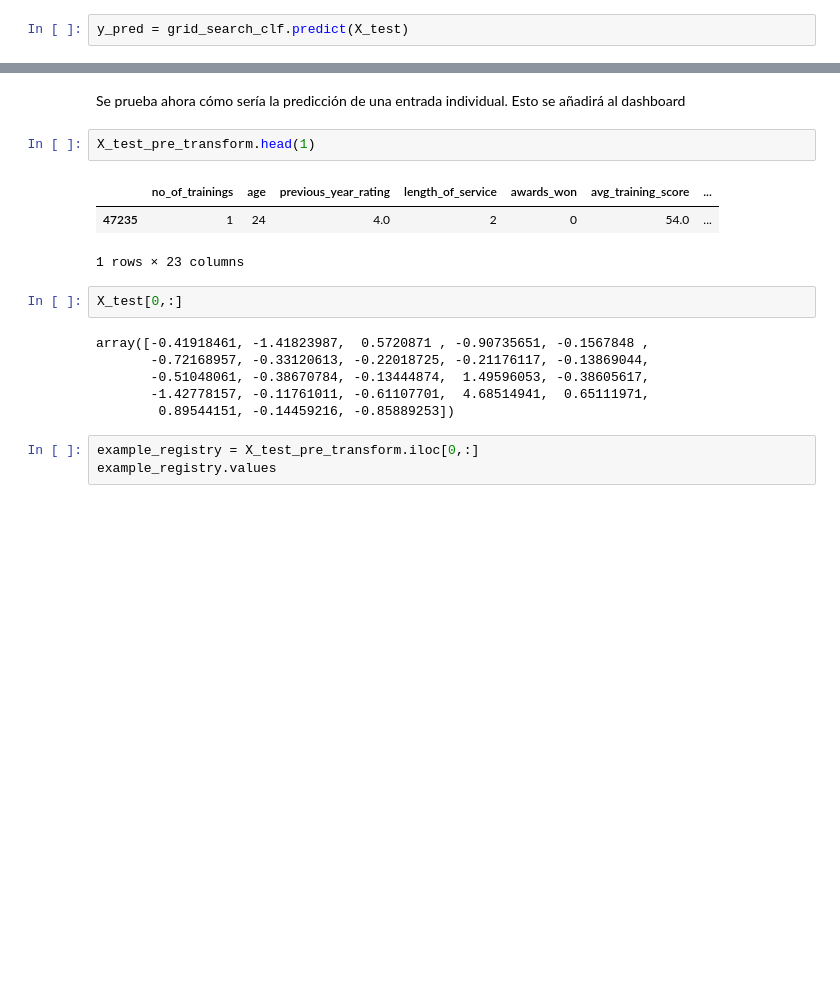
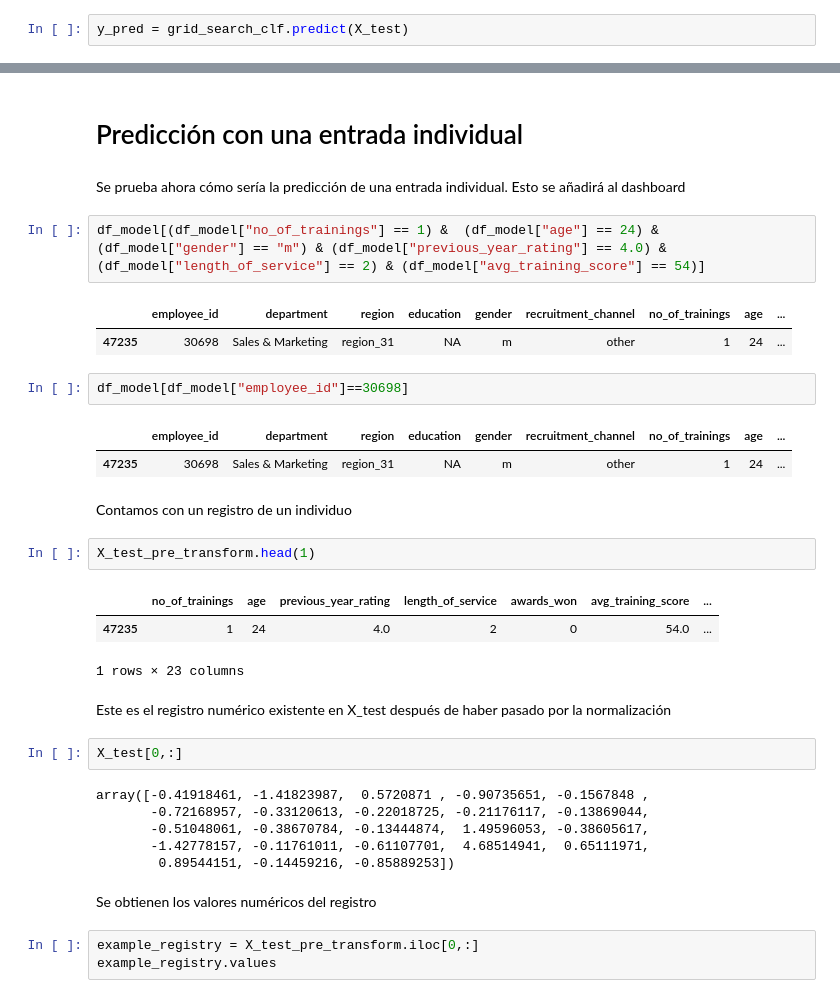
Before and after one commit to noriolg/HR-promocion-empleados, a Jupyter notebook: Model Development/Model development.ipynb, the cells around one changed output, grey strips where cells are left out. Cells and saved outputs as stored; diff of their text form; blank space fills up the shorter version.

```diff
--- a/Model Development/Model development.ipynb
+++ b/Model Development/Model development.ipynb
@@ -493,14 +503,30 @@ heatmap.show()
 # %% [output]
 [interactive output not drawn]
 [interactive output not drawn]
+# %% [markdown]
+# Predicción con una entrada individual
 # %% [markdown]
 Se prueba ahora cómo sería la predicción de una entrada individual. Esto se añadirá al dashboard
+# %%
+df_model[(df_model["no_of_trainings"] == 1) &  (df_model["age"] == 24) &  (df_model["gender"] == "m") & (df_model["previous_year_rating"] == 4.0) & (df_model["length_of_service"] == 2) & (df_model["avg_training_score"] == 54)]
+# %% [output]
+|  | employee_id | department | region | education | gender | recruitment_channel | no_of_trainings | age | ... |
+| 47235 | 30698 | Sales & Marketing | region_31 | NA | m | other | 1 | 24 | ... |
+# %%
+df_model[df_model["employee_id"]==30698]
+# %% [output]
+|  | employee_id | department | region | education | gender | recruitment_channel | no_of_trainings | age | ... |
+| 47235 | 30698 | Sales & Marketing | region_31 | NA | m | other | 1 | 24 | ... |
+# %% [markdown]
+Contamos con un registro de un individuo
 # %%
 X_test_pre_transform.head(1)
 # %% [output]
 |  | no_of_trainings | age | previous_year_rating | length_of_service | awards_won | avg_training_score | ... |
 | 47235 | 1 | 24 | 4.0 | 2 | 0 | 54.0 | ... |
 1 rows × 23 columns
+# %% [markdown]
+Este es el registro numérico existente en X_test después de haber pasado por la normalización
 # %%
 X_test[0,:]
 # %% [output]
@@ -509,6 +535,8 @@ array([-0.41918461, -1.41823987,  0.5720871 , -0.90735651, -0.1567848 ,
        -0.51048061, -0.38670784, -0.13444874,  1.49596053, -0.38605617,
        -1.42778157, -0.11761011, -0.61107701,  4.68514941,  0.65111971,
         0.89544151, -0.14459216, -0.85889253])
+# %% [markdown]
+Se obtienen los valores numéricos del registro
 # %%
 example_registry = X_test_pre_transform.iloc[0,:]
 example_registry.values
```
Also changed, not shown: parts of 37 cells of this notebook, 8 other files.
